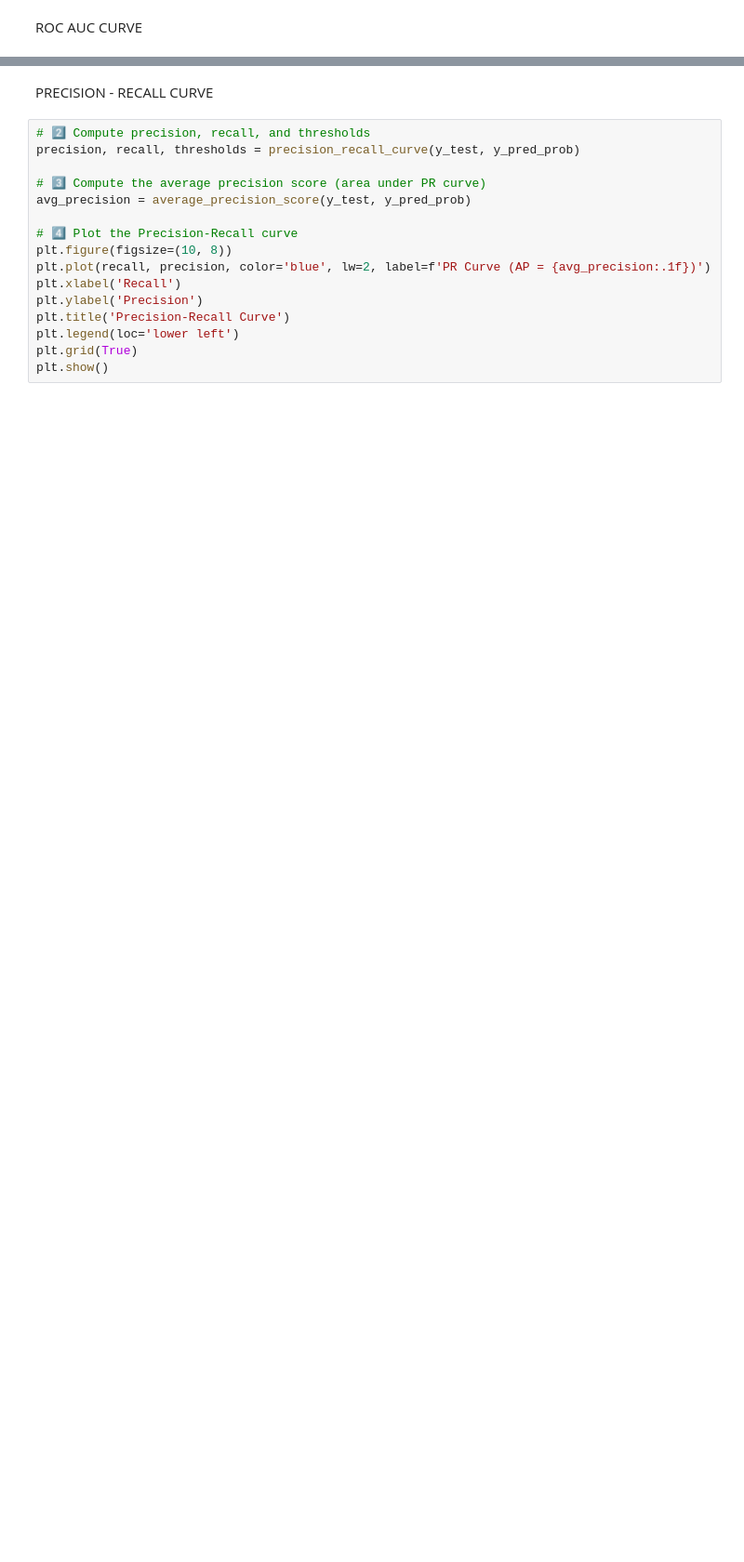
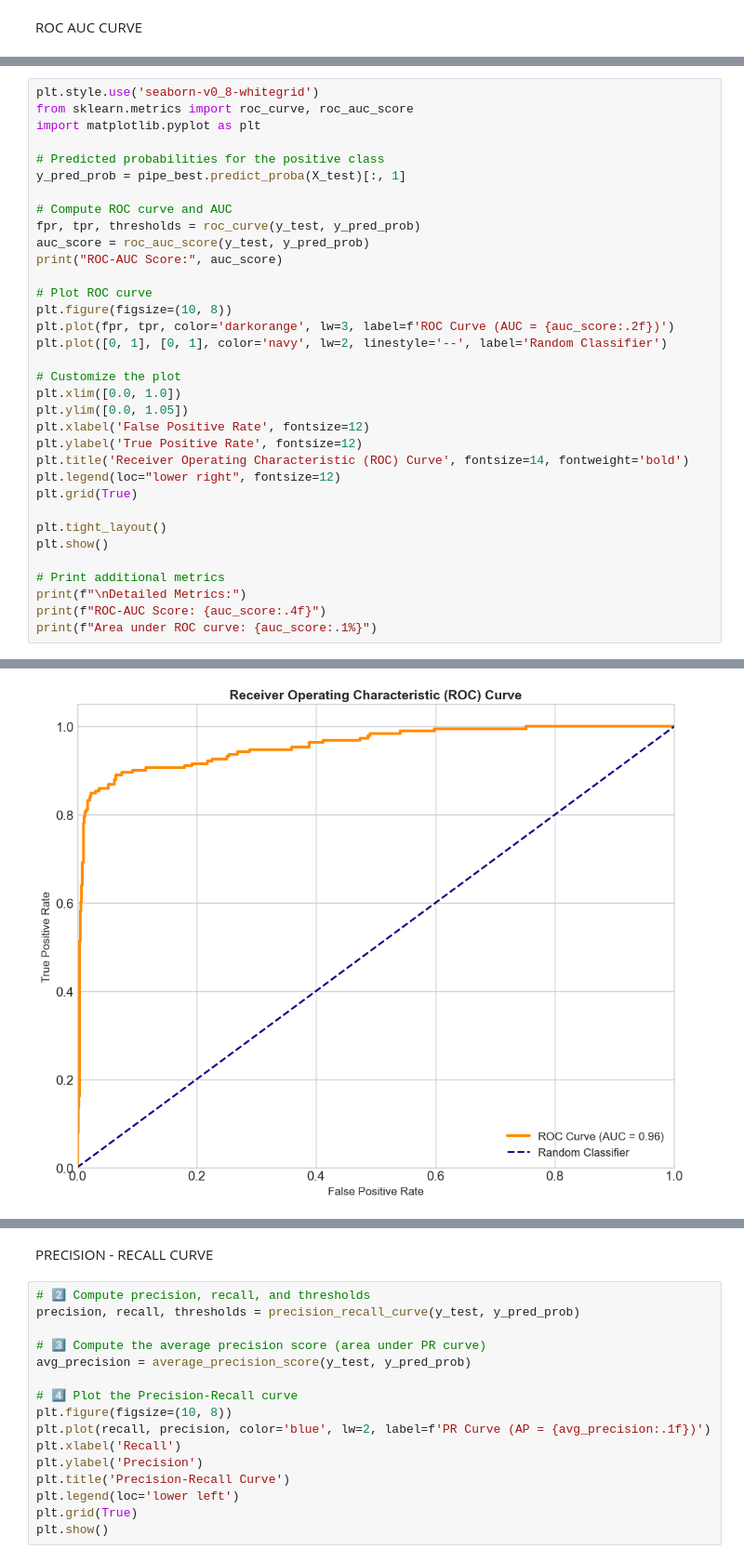
Before and after one commit to SarthakSharma2004/customer-prospenity-modelling, a Jupyter notebook: notebooks/Initial_Screening.ipynb, the cells around one changed output, grey strips where cells are left out. Shown at 93% size. Cells and saved outputs as stored; diff of their text form; blank space fills up the shorter version.

```diff
--- a/notebooks/Initial_Screening.ipynb
+++ b/notebooks/Initial_Screening.ipynb
@@ -685,0 +673,35 @@ Area under ROC curve: 95.6%
+# %%
+plt.style.use('seaborn-v0_8-whitegrid')
+from sklearn.metrics import roc_curve, roc_auc_score
+import matplotlib.pyplot as plt
+
+# Predicted probabilities for the positive class
+y_pred_prob = pipe_best.predict_proba(X_test)[:, 1]
+
+# Compute ROC curve and AUC
+fpr, tpr, thresholds = roc_curve(y_test, y_pred_prob)
+auc_score = roc_auc_score(y_test, y_pred_prob)
+print("ROC-AUC Score:", auc_score)
+
+# Plot ROC curve
+plt.figure(figsize=(10, 8))
+plt.plot(fpr, tpr, color='darkorange', lw=3, label=f'ROC Curve (AUC = {auc_score:.2f})')
+plt.plot([0, 1], [0, 1], color='navy', lw=2, linestyle='--', label='Random Classifier')
+
+# Customize the plot
+plt.xlim([0.0, 1.0])
+plt.ylim([0.0, 1.05])
+plt.xlabel('False Positive Rate', fontsize=12)
+plt.ylabel('True Positive Rate', fontsize=12)
+plt.title('Receiver Operating Characteristic (ROC) Curve', fontsize=14, fontweight='bold')
+plt.legend(loc="lower right", fontsize=12)
+plt.grid(True)
+
+plt.tight_layout()
+plt.show()
+
+# Print additional metrics
+print(f"\nDetailed Metrics:")
+print(f"ROC-AUC Score: {auc_score:.4f}")
+print(f"Area under ROC curve: {auc_score:.1%}")
+# %% [output]
@@ -685,0 +709 @@ Area under ROC curve: 95.6%
+[figure, added]
```
Also changed, not shown: parts of 9 cells of this notebook, 10 other files.
